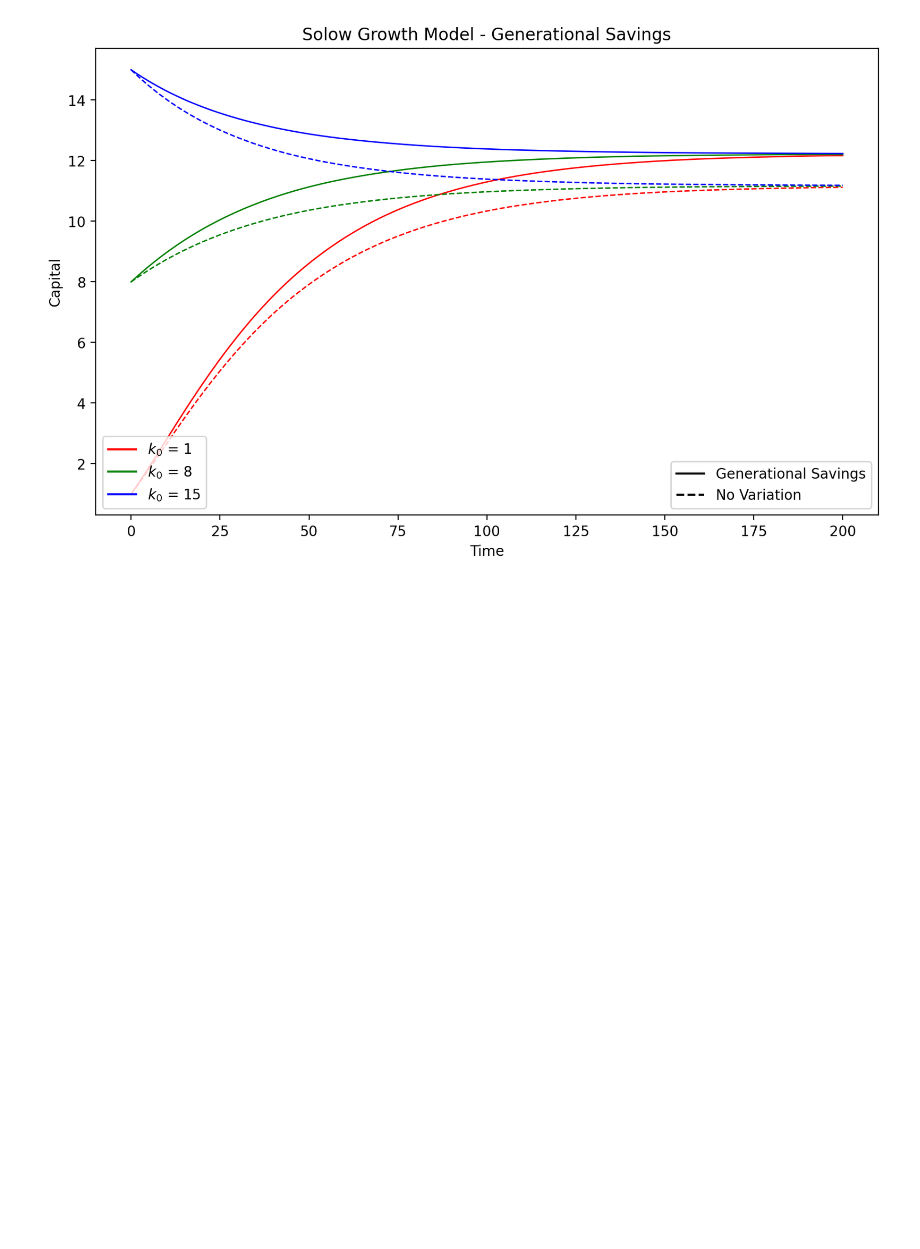
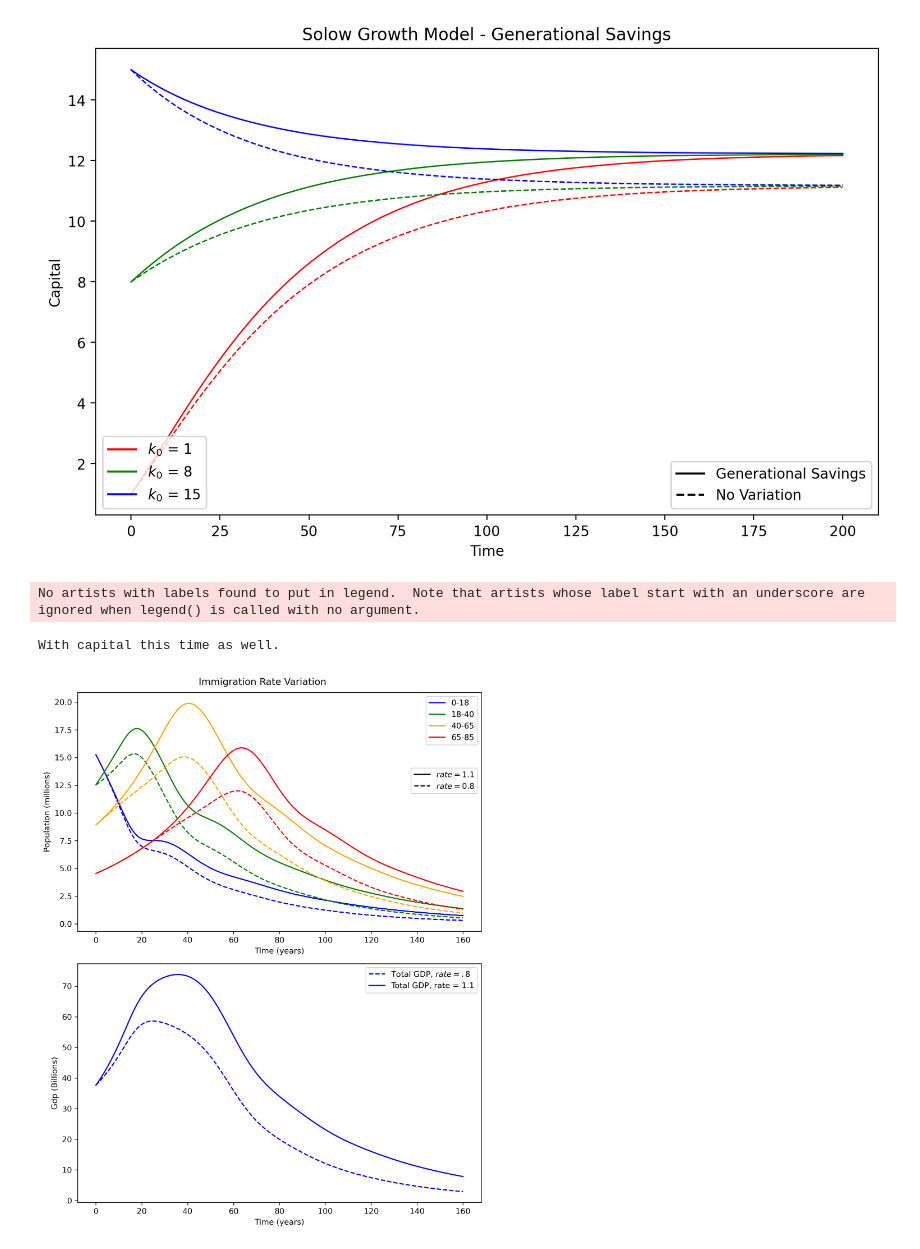
Before and after one commit to addmelo/volume4-project, a Jupyter notebook: Volume4Project.ipynb, the cells around one changed output. Drawn from its saved outputs; the diff is of its cells as text; code cells hidden in the pictures; blank space fills up the shorter version.

```diff
--- a/Volume4Project.ipynb
+++ b/Volume4Project.ipynb
@@ -210,7 +210,7 @@ import numpy as np
 from scipy.integrate import solve_ivp
 
 class Population_Solow_Model():
-    def __init__(self, life_expectancy=85, fertility_rate=2.0, fertility_starts=18, fertility_ends=40, solow_growth_parameters=None,shock=False):
+    def __init__(self, life_expectancy=85, fertility_rate=2.0, fertility_starts=18, fertility_ends=40, solow_growth_parameters=None,shock=False, imigration_rate=1):
         """
         Initializes the Population Solow Model with parameters.
 
@@ -222,6 +222,7 @@ class Population_Solow_Model():
         - solow_growth_parameters: Parameters for the Solow Growth Model. Default is None.
         """
         self.fertility_rate = fertility_rate
+        self.imigration_rate = imigration_rate      # Add another parameter to measure imigration
 
         # Validate input types
         if not isinstance(life_expectancy, int):
@@ -290,6 +291,7 @@ class Population_Solow_Model():
 
             # Calculate the change in other age categories
             dx[1:] = x[:-1] - x[1:]
+            dx[18:40] += (self.imigration_rate-1)*x[18:40]/(40-18)
 
             # Add the capital allocation variables if necessary
             if self.include_SGP:
@@ -753,3 +755,70 @@ plt.show()
 #fig.savefig("Generational Savings.pdf")
 # %% [output]
 [figure]
+# %%
+life_expect = 85
+def fertility_rate(t):
+    #Either a constant, or a function with respect to time
+    return 2.1 + 1.9*(t>=20)-1.5*(t>=30) - .8*(t>=60)
+const_fert = 1.1
+solow_parameters = Solow_Model_Parameters()
+# Here we initialize the ode function to solve
+population_model = Population_Solow_Model(fertility_rate=const_fert,life_expectancy=life_expect,solow_growth_parameters=solow_parameters, imigration_rate=.8)
+population_model1 = Population_Solow_Model(fertility_rate=const_fert,life_expectancy=life_expect,solow_growth_parameters=solow_parameters, imigration_rate=1.1)
+
+ts = np.linspace(0,160,512)
+# Here we set the initial population
+x0 = np.exp(-.02*np.arange(life_expect))
+
+population_model.prep_model()
+population_model1.prep_model()
+sol = population_model.solve(ts,x0,3)
+sol1 = population_model1.solve(ts,x0,3)
+# Here consolidate the ages into age brackets, to make the data more visible
+# Grouping the age brackets will also make it easier for our model
+values,labels = consolidate_age_groups(sol.population,return_labels=True)
+values1,labels1 = consolidate_age_groups(sol1.population,return_labels=True)
+colors = ['blue', 'green', 'orange', 'red']
+
+# Here we plot the results
+print("With capital this time as well.")
+plt.figure(figsize=(8,10), dpi=300)
+plt.subplot(211)
+# plt.plot(sol.t,np.ones_like(sol.t)*const_fert,":k", color='red', label = "fertility rate")
+for i in range(len(colors)):
+    plt.plot(sol.t,values[i], color=colors[i],linestyle='--')
+    plt.plot(sol1.t,values1[i], color=colors[i], label = labels[i])
+#define 2 legends
+legend1 =plt.legend(loc='upper right', bbox_to_anchor=(1., 1))
+#Make 2 legends, set other plot information
+style_legend = []
+label_list = ["$rate = 1.1$", "$rate = 0.8$"]
+styleLine = Line2D([0,1],[0,1], linestyle='-', color="black")
+style_legend.append(styleLine)
+styleLine = Line2D([0,1],[0,1], linestyle='--', color="black")
+style_legend.append(styleLine)
+plt.legend(style_legend, label_list, loc='upper right', bbox_to_anchor=(1., 0.7))
+plt.gca().add_artist(legend1)
+
+
+plt.xlabel("Time (years)")
+plt.ylabel("Population (millions)")
+
+plt.subplot(212)
+
+# plt.ylim([0, 20])
+plt.legend()
+plt.plot(sol.t,sol.y*np.sum(sol.population,axis = 0), '--', color = 'blue', label = "Total GDP, $rate = .8$")
+plt.plot(sol1.t,sol1.y*np.sum(sol1.population,axis = 0), color = 'blue', label = "Total GDP, rate = 1.1")
+plt.xlabel("Time (years)")
+plt.ylabel("Gdp (Billions)")
+
+plt.legend()
+
+plt.suptitle('Immigration Rate Variation')
+plt.tight_layout()
+plt.show()
+# %% [output]
+No artists with labels found to put in legend.  Note that artists whose label start with an underscore are ignored when legend() is called with no argument.
+With capital this time as well.
+[figure, added]
```
Also changed, not shown: parts of 1 cell of this notebook, 1 other file.
